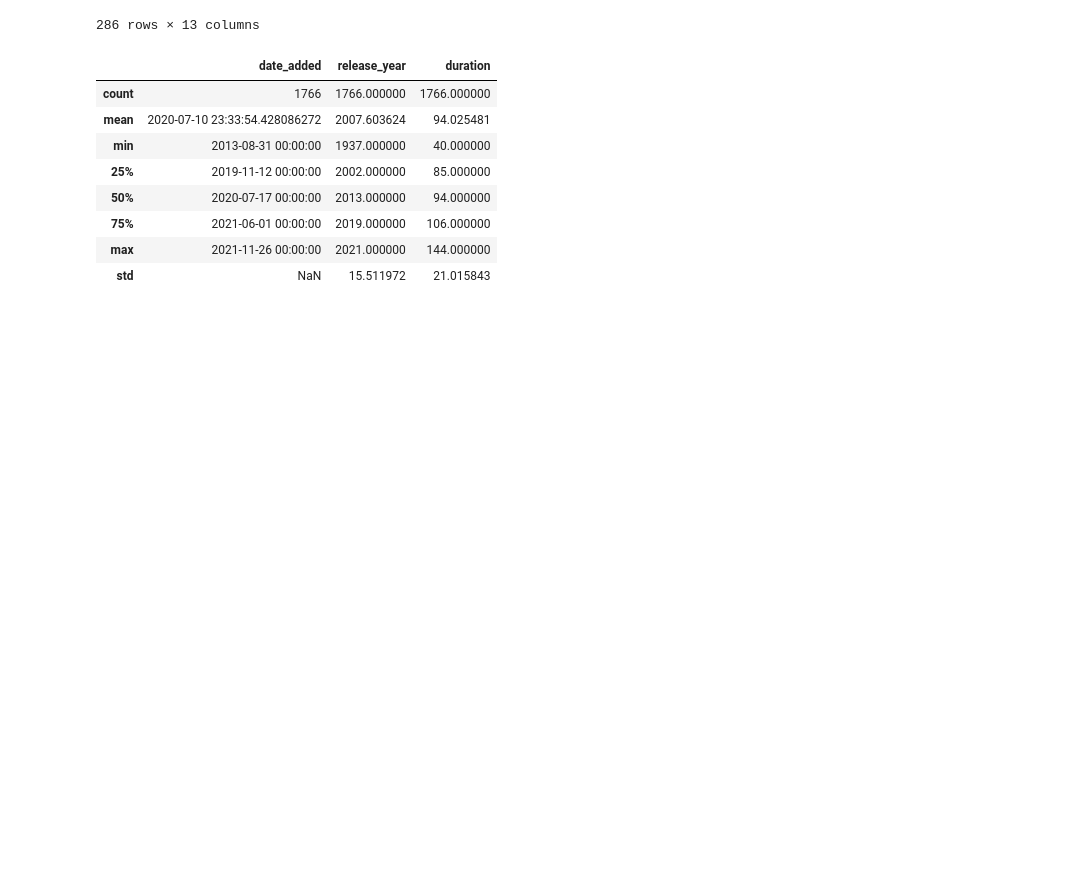
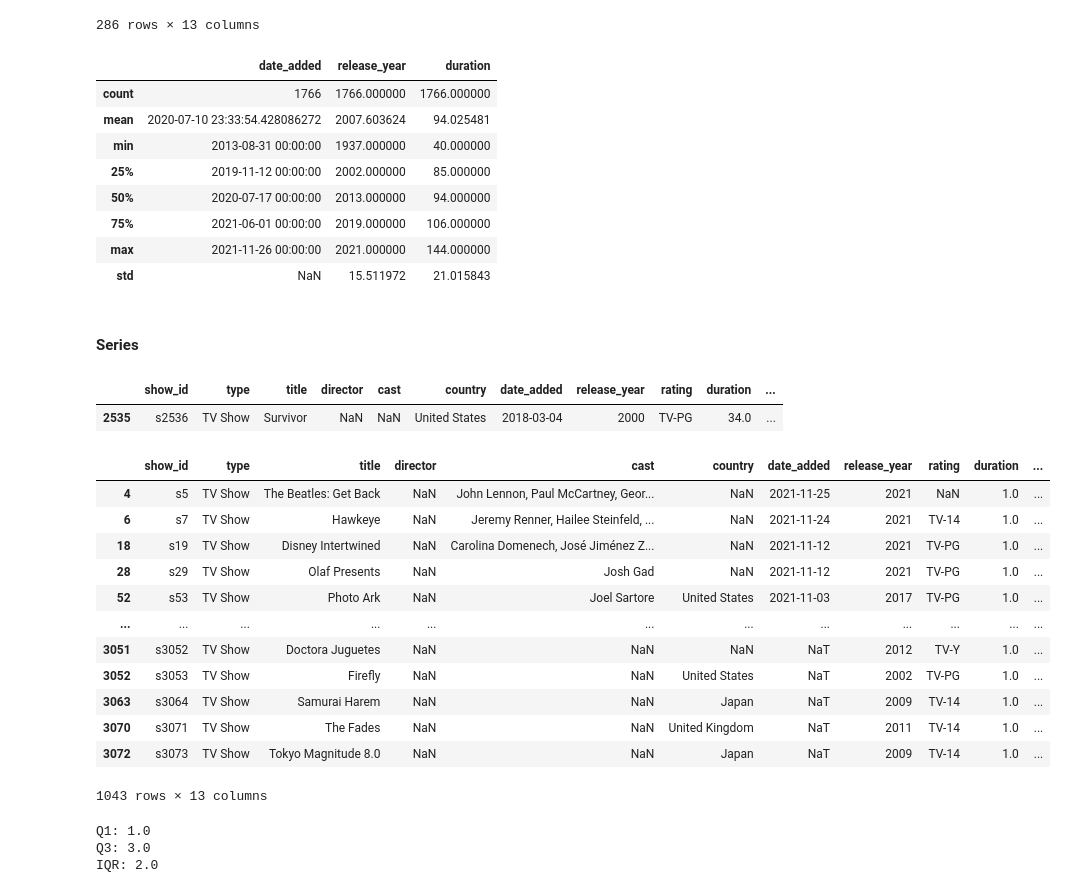
Before and after one commit to deboradatanalist/python, a Jupyter notebook: SimuladorN5.ipynb, the cells around one changed output. Drawn from its saved outputs; the diff is of its cells as text; code cells hidden in the pictures; blank space fills up the shorter version.

```diff
--- a/SimuladorN5.ipynb
+++ b/SimuladorN5.ipynb
@@ -517,3 +613,37 @@ df_movies_tratado_iqr.describe()
 | 75% | 2021-06-01 00:00:00 | 2019.000000 | 106.000000 |
 | max | 2021-11-26 00:00:00 | 2021.000000 | 144.000000 |
 | std | NaN | 15.511972 | 21.015843 |
+# %% [markdown]
+#### Series
+# %%
+df_series_max = df_series[df_series['duration'] == df_series['duration'].max()]  #fazendo um df com as series com duration max
+df_series_max
+# %% [output]
+|  | show_id | type | title | director | cast | country | date_added | release_year | rating | duration | ... |
+| 2535 | s2536 | TV Show | Survivor | NaN | NaN | United States | 2018-03-04 | 2000 | TV-PG | 34.0 | ... |
+# %%
+df_series_min = df_series[df_series['duration'] == df_series['duration'].min()] #fazendo um df com as series com duration min
+df_series_min
+# %% [output]
+|  | show_id | type | title | director | cast | country | date_added | release_year | rating | duration | ... |
+| 4 | s5 | TV Show | The Beatles: Get Back | NaN | John Lennon, Paul McCartney, Geor... | NaN | 2021-11-25 | 2021 | NaN | 1.0 | ... |
+| 6 | s7 | TV Show | Hawkeye | NaN | Jeremy Renner, Hailee Steinfeld, ... | NaN | 2021-11-24 | 2021 | TV-14 | 1.0 | ... |
+| 18 | s19 | TV Show | Disney Intertwined | NaN | Carolina Domenech, José Jiménez Z... | NaN | 2021-11-12 | 2021 | TV-PG | 1.0 | ... |
+| 28 | s29 | TV Show | Olaf Presents | NaN | Josh Gad | NaN | 2021-11-12 | 2021 | TV-PG | 1.0 | ... |
+| 52 | s53 | TV Show | Photo Ark | NaN | Joel Sartore | United States | 2021-11-03 | 2017 | TV-PG | 1.0 | ... |
+| ... | ... | ... | ... | ... | ... | ... | ... | ... | ... | ... | ... |
+| 3051 | s3052 | TV Show | Doctora Juguetes | NaN | NaN | NaN | NaT | 2012 | TV-Y | 1.0 | ... |
+| 3052 | s3053 | TV Show | Firefly | NaN | NaN | United States | NaT | 2002 | TV-PG | 1.0 | ... |
+| 3063 | s3064 | TV Show | Samurai Harem | NaN | NaN | Japan | NaT | 2009 | TV-14 | 1.0 | ... |
+| 3070 | s3071 | TV Show | The Fades | NaN | NaN | United Kingdom | NaT | 2011 | TV-14 | 1.0 | ... |
+| 3072 | s3073 | TV Show | Tokyo Magnitude 8.0 | NaN | NaN | Japan | NaT | 2009 | TV-14 | 1.0 | ... |
+1043 rows × 13 columns
+# %%
+Q1s= df_series['duration'].quantile(0.25)
+Q3s = df_series['duration'].quantile(0.75)
+IQRs = Q3s - Q1s
+print(f'Q1: {Q1s}\nQ3: {Q3s}\nIQR: {IQRs}')
+# %% [output]
+Q1: 1.0
+Q3: 3.0
+IQR: 2.0
```
Also changed, not shown: parts of 19 cells of this notebook.
